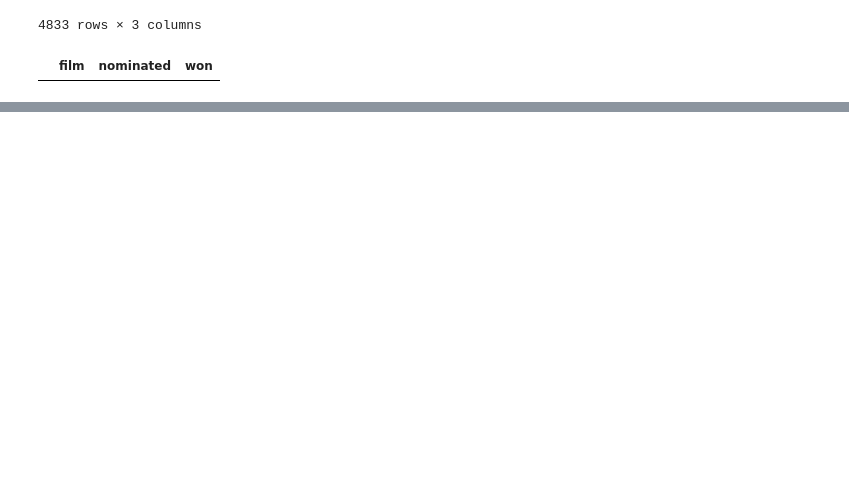
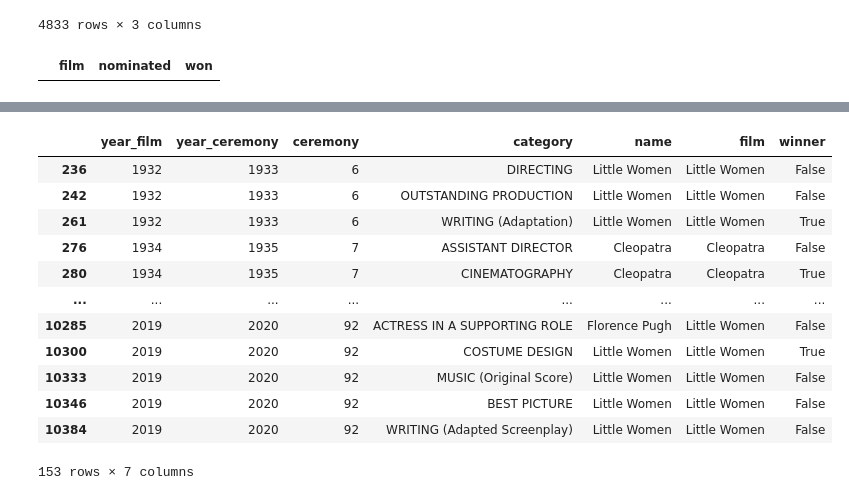
Before and after one commit to bryantkhoo/oscar-vis, a Jupyter notebook: notebooks/Exploration_Oscars.ipynb, the cells around one changed output, grey strips where cells are left out. Cells and saved outputs as stored; diff of their text form; code cells hidden in the pictures; blank space fills up the shorter version.

```diff
--- a/notebooks/Exploration_Oscars.ipynb
+++ b/notebooks/Exploration_Oscars.ipynb
@@ -164,0 +196,16 @@ df1
+# %%
+top_10_nominated_df
+# %% [output]
+|  | year_film | year_ceremony | ceremony | category | name | film | winner |
+| 236 | 1932 | 1933 | 6 | DIRECTING | Little Women | Little Women | False |
+| 242 | 1932 | 1933 | 6 | OUTSTANDING PRODUCTION | Little Women | Little Women | False |
+| 261 | 1932 | 1933 | 6 | WRITING (Adaptation) | Little Women | Little Women | True |
+| 276 | 1934 | 1935 | 7 | ASSISTANT DIRECTOR | Cleopatra | Cleopatra | False |
+| 280 | 1934 | 1935 | 7 | CINEMATOGRAPHY | Cleopatra | Cleopatra | True |
+| ... | ... | ... | ... | ... | ... | ... | ... |
+| 10285 | 2019 | 2020 | 92 | ACTRESS IN A SUPPORTING ROLE | Florence Pugh | Little Women | False |
+| 10300 | 2019 | 2020 | 92 | COSTUME DESIGN | Little Women | Little Women | True |
+| 10333 | 2019 | 2020 | 92 | MUSIC (Original Score) | Little Women | Little Women | False |
+| 10346 | 2019 | 2020 | 92 | BEST PICTURE | Little Women | Little Women | False |
+| 10384 | 2019 | 2020 | 92 | WRITING (Adapted Screenplay) | Little Women | Little Women | False |
+153 rows × 7 columns
```
Also changed, not shown: parts of 27 cells of this notebook, 8 other files.
